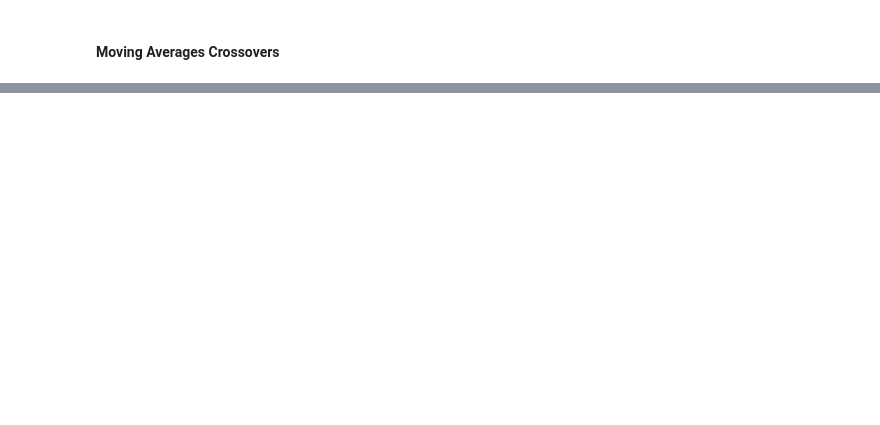
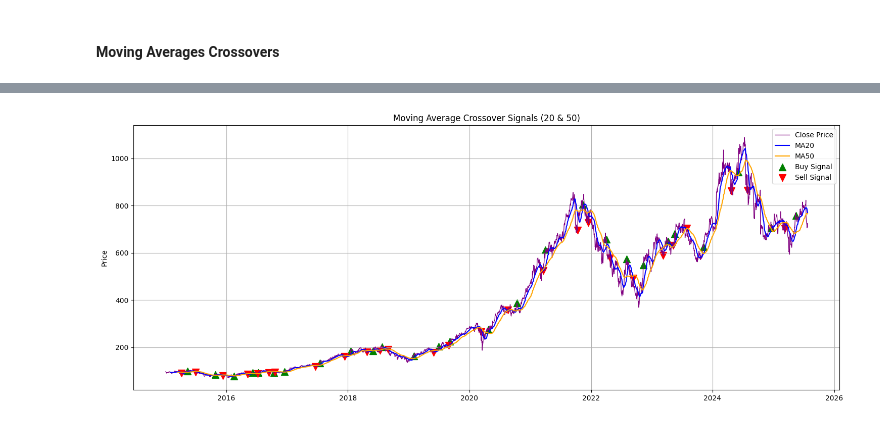
Before and after one commit to ancybjohn02/BizForecast, a Jupyter notebook: notebooks/EDA.ipynb, the cells around one changed output, grey strips where cells are left out. Saved outputs shown, nothing was run; the diff lists cells and outputs as text; code cells hidden in the pictures; blank space fills up the shorter version.

```diff
--- a/notebooks/EDA.ipynb
+++ b/notebooks/EDA.ipynb
@@ -282,0 +371,31 @@ plot_obv(df, title="On-Balance Volume (OBV)")
+# %%
+df["MA20"] = df["Close"].rolling(window=20).mean()
+df["MA50"] = df["Close"].rolling(window=50).mean()
+
+# Signals
+df["MA_Buy_Signal"] = (df["MA20"] > df["MA50"]) & (df["MA20"].shift(1) <= df["MA50"].shift(1))
+df["MA_Sell_Signal"] = (df["MA20"] < df["MA50"]) & (df["MA20"].shift(1) >= df["MA50"].shift(1))
+
+# Prices for plotting markers
+df["Buy_Price_MA"] = df["Close"].where(df["MA_Buy_Signal"])
+df["Sell_Price_MA"] = df["Close"].where(df["MA_Sell_Signal"])
+# %%
+fig, ax = plt.subplots(figsize=(15, 6))
+
+# Plot Close and MAs
+ax.plot(df["Date"], df["Close"], label="Close Price", color="purple", linewidth=1)
+ax.plot(df["Date"], df["MA20"], label="MA20", color="blue", linewidth=1.5)
+ax.plot(df["Date"], df["MA50"], label="MA50", color="orange", linewidth=1.5)
+
+# Plot Buy/Sell signals
+ax.scatter(df["Date"], df["Buy_Price_MA"], marker="^", color="green", label="Buy Signal", s=100)
+ax.scatter(df["Date"], df["Sell_Price_MA"], marker="v", color="red", label="Sell Signal", s=100)
+
+ax.set_title("Moving Average Crossover Signals (20 & 50)")
+ax.set_ylabel("Price")
+ax.legend()
+ax.grid(True)
+plt.tight_layout()
+plt.show()
+# %% [output]
+[figure, added]
```
Also changed, not shown: parts of 14 cells of this notebook, 15 other files.
